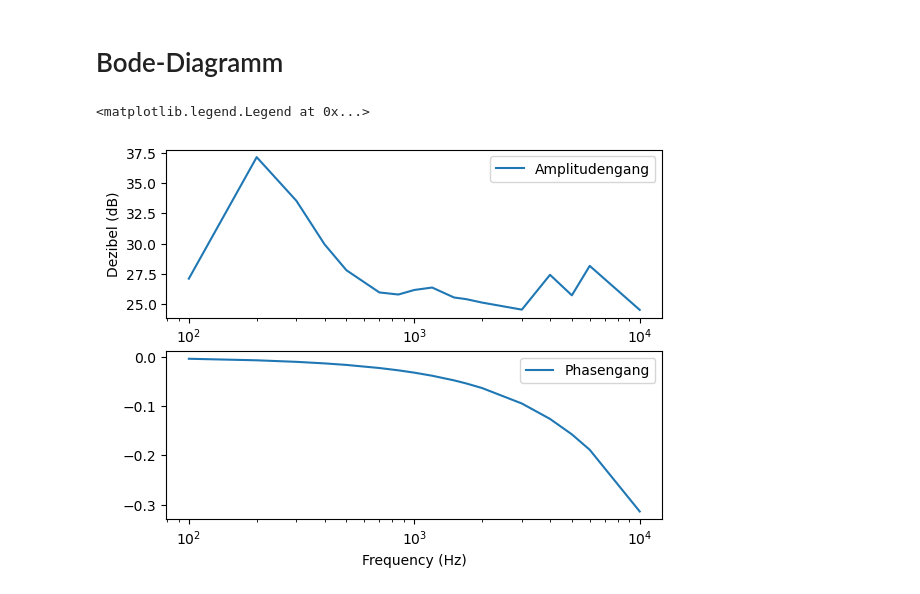
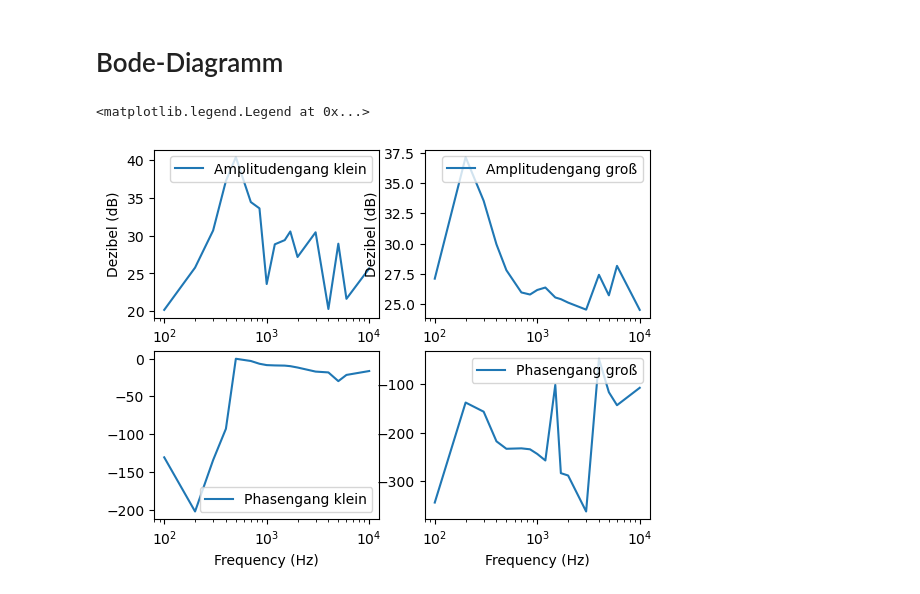
Before and after one commit to hannesbrugger/Signale-und-Systeme, a Jupyter notebook: Versuch3/Versuch3.ipynb, the cells around one changed output. Saved outputs shown, nothing was run; the diff lists cells and outputs as text; code cells hidden in the pictures.

```diff
--- a/Versuch3/Versuch3.ipynb
+++ b/Versuch3/Versuch3.ipynb
@@ -74,17 +89,27 @@ plt.legend()
 # %% [markdown]
 # Bode-Diagramm
 # %%
-dezibel = [20 * np.log10(x) for x in ptpB]
-phasenwinkel = [-abtastIntervall_list[i] * f * np.deg2rad(360) for i,f in enumerate(frequenzen)]
+k_dezibel = [20 * np.log10(x) for x in k_mic]
+k_phasenwinkel = [-k_phase[i]/1000 * f * 360 for i,f in enumerate(k_freq)]
+g_dezibel = [20 * np.log10(x) for x in g_mic]
+g_phasenwinkel = [-g_phase[i]/1000 * f * 360 for i,f in enumerate(g_freq)]
 
-plt.subplot(2,1,1)
-plt.semilogx(frequenzen, dezibel, label="Amplitudengang")
+plt.subplot(2,2,1)
+plt.semilogx(k_freq, k_dezibel, label="Amplitudengang klein")
 plt.ylabel('Dezibel (dB)')
 plt.legend()
-plt.subplot(2,1,2)
-plt.semilogx(frequenzen, phasenwinkel, label="Phasengang")
+plt.subplot(2,2,3)
+plt.semilogx(k_freq, k_phasenwinkel, label="Phasengang klein")
 plt.xlabel('Frequency (Hz)')
 plt.legend()
+plt.subplot(2,2,2)
+plt.semilogx(g_freq, g_dezibel, label="Amplitudengang groß")
+plt.ylabel('Dezibel (dB)')
+plt.legend()
+plt.subplot(2,2,4)
+plt.semilogx(g_freq, g_phasenwinkel, label="Phasengang groß")
+plt.xlabel('Frequency (Hz)')
+plt.legend()
 # %% [output]
 <matplotlib.legend.Legend at 0x...>
-[figure, old version]
+[figure, new version]
```
Also changed, not shown: parts of 3 cells of this notebook, 1 other file.
